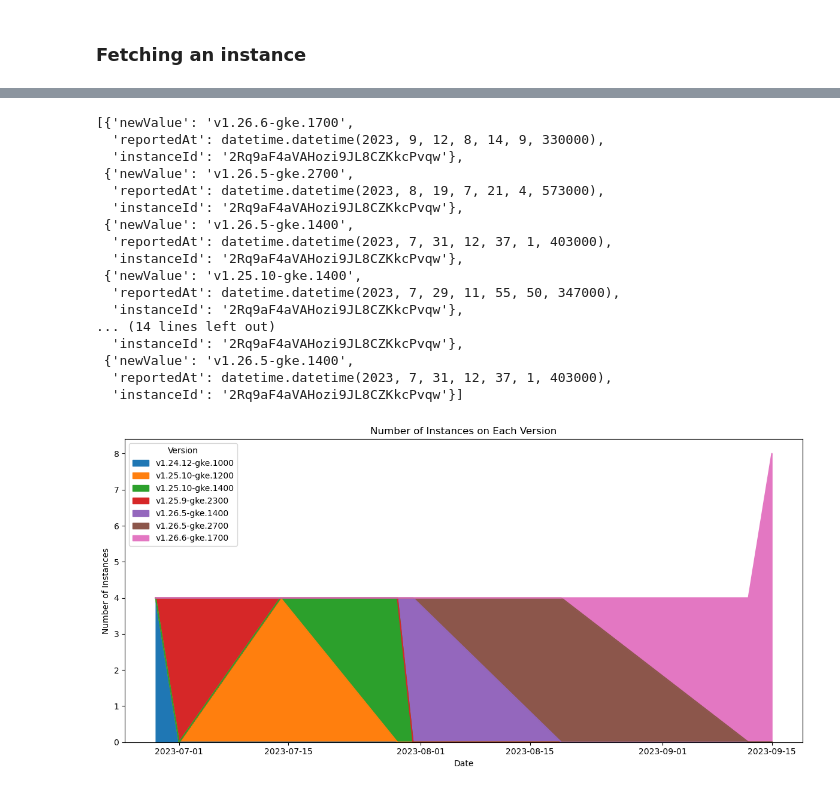
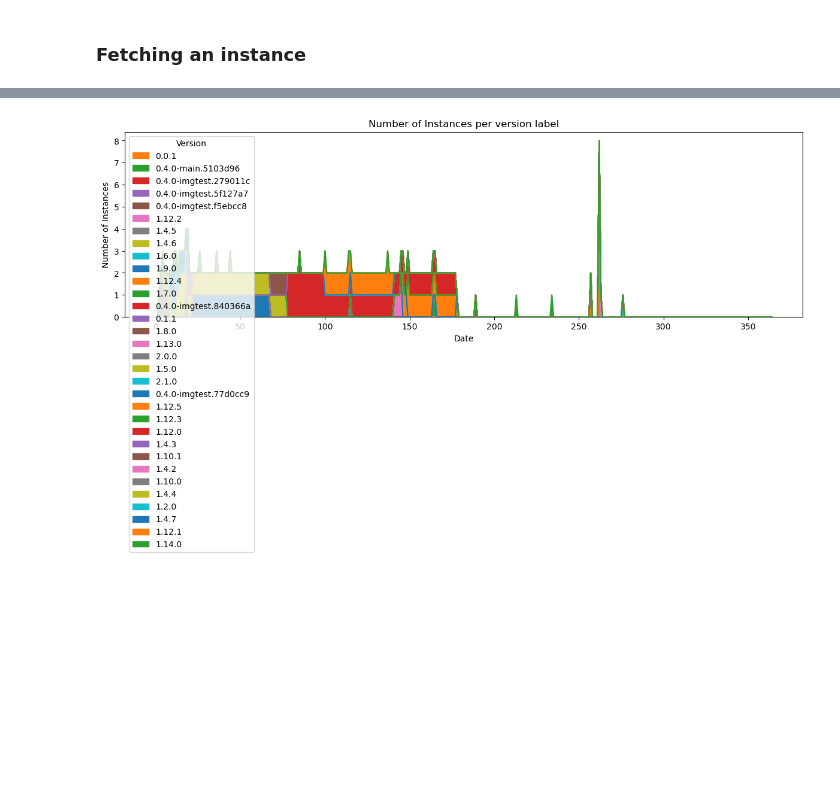
Before and after one commit to replicatedhq/wordpress-enterprise, a Jupyter notebook: analytics/notebooks/timeseries.ipynb, the cells around one changed output, grey strips where cells are left out. Cells and saved outputs as stored; diff of their text form; code cells hidden in the pictures; blank space fills up the shorter version.

Commit message:
timeseries part 2

```diff
--- a/analytics/notebooks/timeseries.ipynb
+++ b/analytics/notebooks/timeseries.ipynb
@@ -52,0 +322,9 @@ instance
+# %%
+resp = requests.get(
+    f"https://api.replicated.com/vendor/v3/app/{REPLICATED_APP_ID}/customer_instances?format=json",
+    headers=dict(Authorization=REPLICATED_API_TOKEN),
+)
+
+all_instances = [instance for instance in customer['instances'] for customer in resp.json()]
+
+len(all_instances)
@@ -53,12 +368,12 @@ instance
 # %%
+start_date = '2023-01-01'
+event_types= 'versionLabel'
 
 resp = requests.get(
-    f"https://api.replicated.com/v1/instance/{instance['instanceId']}/events",
+    f"https://api.replicated.com/vendor/v3/app/{REPLICATED_APP_ID}/events?after={start_date}&eventTypes={event_types}",
     headers=dict(Authorization=REPLICATED_API_TOKEN),
 )
 
-events = resp.json()
 
-# preview one event
-events['events'][0]
+versionEvents = sorted(resp.json(), key=lambda event: event['reportedAt'])
 # %% [output]
@@ -131,56 +382,17 @@ add_events(allInstances[2], 'appVersion')
-# %%
-# invert index from instance->event to event->instance
-import datetime
-
-def generate_inverted_events(instances, fieldName=None):
-    for instance in instances:
-        instance_with_events = add_events(instance, fieldName)
-        for event in instance_with_events['events']:
-            event['instanceId'] = instance['instanceId']
-            event['reportedAt'] = datetime.datetime.strptime(event['reportedAt'], '%Y-%m-%dT%H:%M:%S.%fZ')
-            # event['groupkey'] = f"{event['instanceId']}:{event['newValue']}"
-            yield event
-
-import pandas as pd
-
-events = list(generate_inverted_events(allInstances, 'k8sVersion'))
-events[:10]
-# %% [output]
-[{'newValue': 'v1.26.6-gke.1700',
-  'reportedAt': datetime.datetime(2023, 9, 12, 8, 14, 9, 330000),
-  'instanceId': '2Rq9aF4aVAHozi9JL8CZKkcPvqw'},
- {'newValue': 'v1.26.5-gke.2700',
-  'reportedAt': datetime.datetime(2023, 8, 19, 7, 21, 4, 573000),
-  'instanceId': '2Rq9aF4aVAHozi9JL8CZKkcPvqw'},
- {'newValue': 'v1.26.5-gke.1400',
-  'reportedAt': datetime.datetime(2023, 7, 31, 12, 37, 1, 403000),
-  'instanceId': '2Rq9aF4aVAHozi9JL8CZKkcPvqw'},
- {'newValue': 'v1.25.10-gke.1400',
-  'reportedAt': datetime.datetime(2023, 7, 29, 11, 55, 50, 347000),
-  'instanceId': '2Rq9aF4aVAHozi9JL8CZKkcPvqw'},
-... (14 lines left out)
-  'instanceId': '2Rq9aF4aVAHozi9JL8CZKkcPvqw'},
- {'newValue': 'v1.26.5-gke.1400',
-  'reportedAt': datetime.datetime(2023, 7, 31, 12, 37, 1, 403000),
-  'instanceId': '2Rq9aF4aVAHozi9JL8CZKkcPvqw'}]
 # %%
-events_df = pd.DataFrame.from_records(events)
-df = events_df
-df['reportedAt'] = pd.to_datetime(df['reportedAt'])
 
-# Create a date-only column
-df['date'] = df['reportedAt'].dt.date
+timeseries = events_to_timeseries(versionEvents, all_instances, datetime(2023,1,1), 365)
+df = pd.DataFrame.from_records(timeseries)
 
-# Create a pivot table
-pivot_df = df.pivot_table(index='date', columns='newValue', values='instanceId', aggfunc='count', fill_value=0)
 
-# Plot the result
-pivot_df.plot(kind='area', stacked=True, figsize=(12, 6))
-plt.title('Number of Instances on Each Version')
+import matplotlib.pyplot as plt
+
+df.plot(kind='area', stacked=True, figsize=(12, 6))
+plt.title('Number of Instances per version label')
 plt.ylabel('Number of Instances')
 plt.xlabel('Date')
 plt.legend(title='Version', loc='upper left')
 plt.tight_layout()
 plt.show()
 # %% [output]
-[figure, old version]
+[figure, new version]
```
Also changed, not shown: parts of 28 cells of this notebook.
